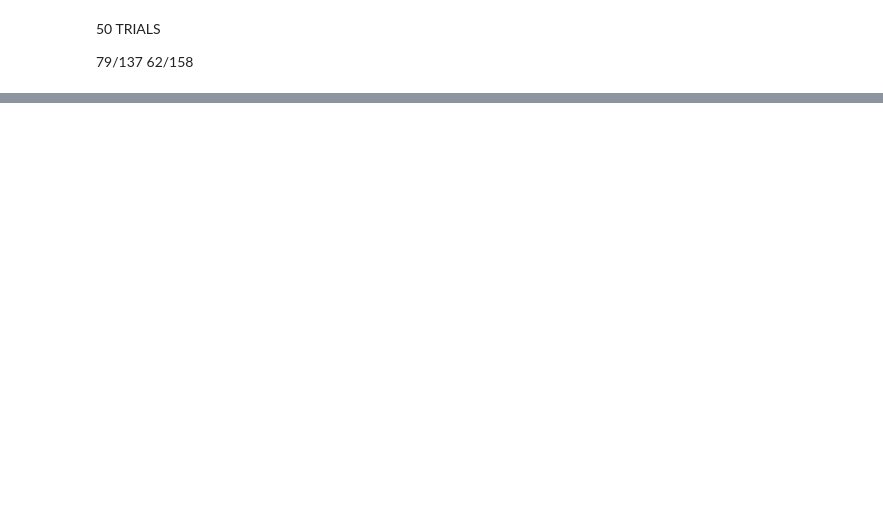
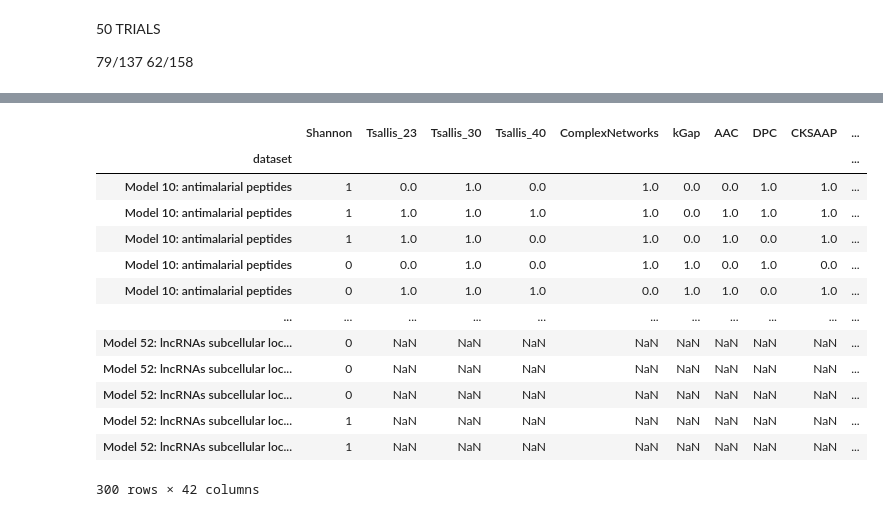
Before and after one commit to Bonidia/BioAutoML-FAST, a Jupyter notebook: experiments_analysis.ipynb, the cells around one changed output, grey strips where cells are left out. Cells and saved outputs as stored; diff of their text form; code cells hidden in the pictures; blank space fills up the shorter version.

```diff
--- a/experiments_analysis.ipynb
+++ b/experiments_analysis.ipynb
@@ -749,0 +1037,17 @@ shape: (1, 10)
+# %%
+df_descriptors
+# %% [output]
+|  | Shannon | Tsallis_23 | Tsallis_30 | Tsallis_40 | ComplexNetworks | kGap | AAC | DPC | CKSAAP | ... |
+| dataset |  |  |  |  |  |  |  |  |  | ... |
+| Model 10: antimalarial peptides | 1 | 0.0 | 1.0 | 0.0 | 1.0 | 0.0 | 0.0 | 1.0 | 1.0 | ... |
+| Model 10: antimalarial peptides | 1 | 1.0 | 1.0 | 1.0 | 1.0 | 0.0 | 1.0 | 1.0 | 1.0 | ... |
+| Model 10: antimalarial peptides | 1 | 1.0 | 1.0 | 0.0 | 1.0 | 0.0 | 1.0 | 0.0 | 1.0 | ... |
+| Model 10: antimalarial peptides | 0 | 0.0 | 1.0 | 0.0 | 1.0 | 1.0 | 0.0 | 1.0 | 0.0 | ... |
+| Model 10: antimalarial peptides | 0 | 1.0 | 1.0 | 1.0 | 0.0 | 1.0 | 1.0 | 0.0 | 1.0 | ... |
+| ... | ... | ... | ... | ... | ... | ... | ... | ... | ... | ... |
+| Model 52: lncRNAs subcellular loc... | 0 | NaN | NaN | NaN | NaN | NaN | NaN | NaN | NaN | ... |
+| Model 52: lncRNAs subcellular loc... | 0 | NaN | NaN | NaN | NaN | NaN | NaN | NaN | NaN | ... |
+| Model 52: lncRNAs subcellular loc... | 0 | NaN | NaN | NaN | NaN | NaN | NaN | NaN | NaN | ... |
+| Model 52: lncRNAs subcellular loc... | 1 | NaN | NaN | NaN | NaN | NaN | NaN | NaN | NaN | ... |
+| Model 52: lncRNAs subcellular loc... | 1 | NaN | NaN | NaN | NaN | NaN | NaN | NaN | NaN | ... |
+300 rows × 42 columns
```
Also changed, not shown: parts of 18 cells of this notebook, 15 other files.
